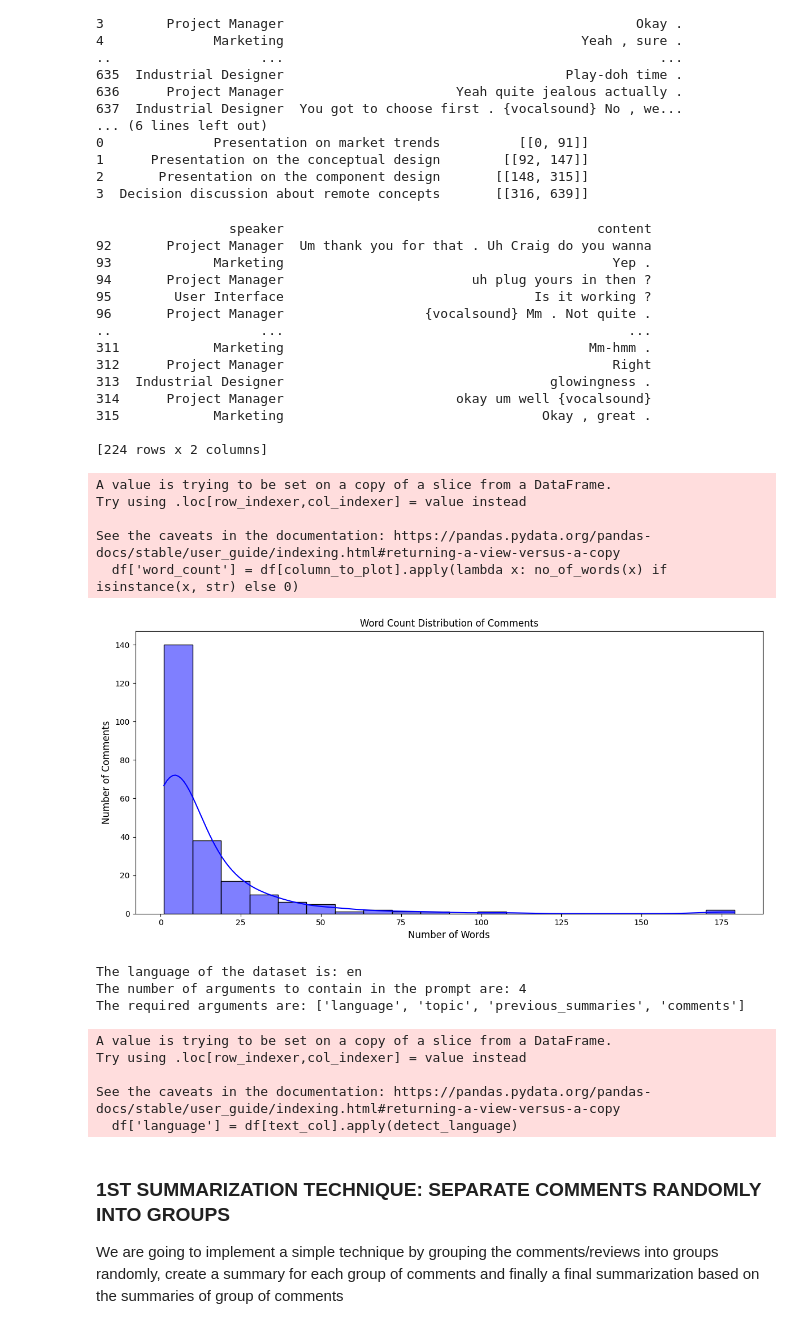
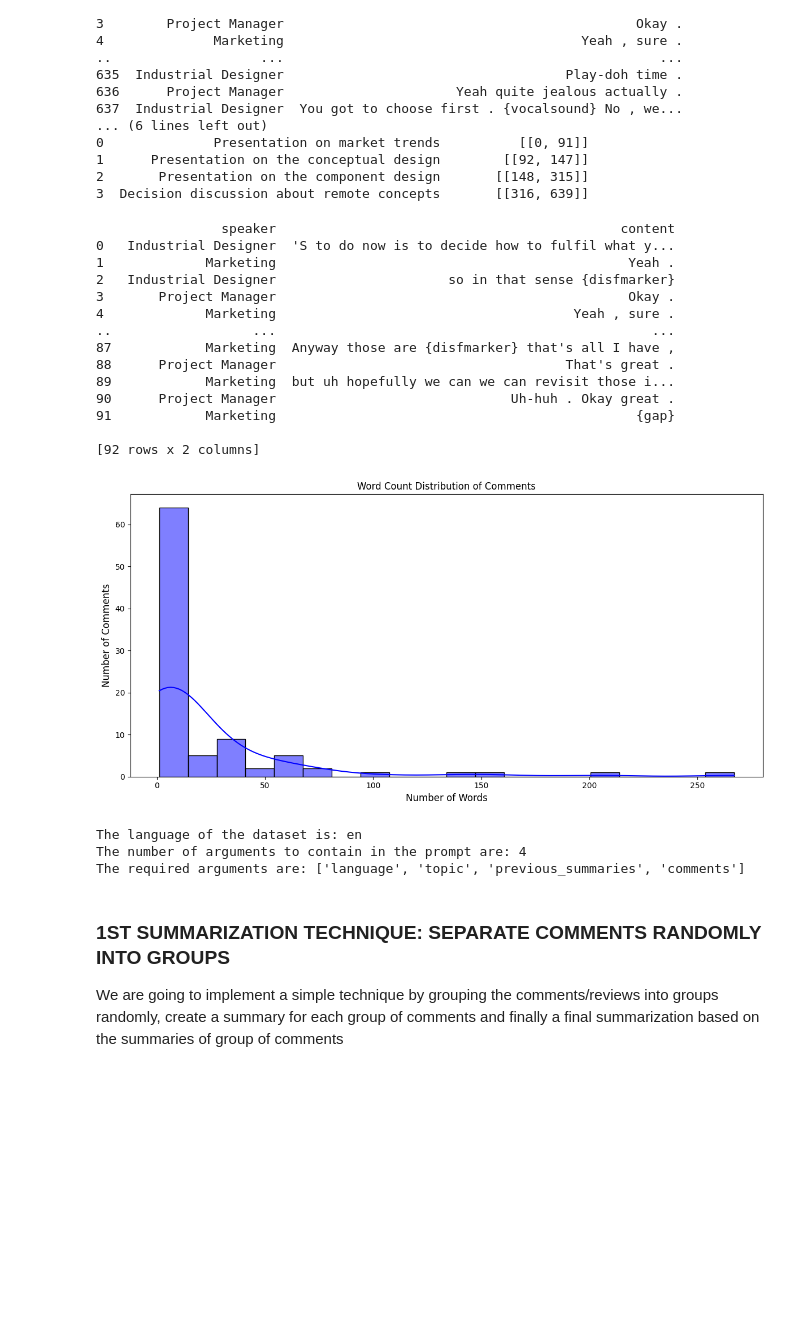
Before and after one commit to Rafimc13/LLM_Research_Topic_Modelling, a Jupyter notebook: summarization_techniques.ipynb, the cells around one changed output. Drawn from its saved outputs; the diff is of its cells as text; code cells hidden in the pictures; blank space fills up the shorter version.

```diff
--- a/summarization_techniques.ipynb
+++ b/summarization_techniques.ipynb
@@ -42,42 +42,37 @@ dict_keys(['topic_list', 'general_query_list', 'specific_query_list', 'meeting_t
 # %%
 from utils.plot_words_distribution import plot_distribution_of_words
 
 text_col = 'content'
 
 # take the topic No2:  Presentation on the component design
-df_sum_3 = df_comments[92:316]
+df_sum_3 = df_comments[0:92]
+df_sum_3 = df_sum_3.reset_index(drop=True)
 print(df_sum_3)
 
 # plot the distribution of words
 plot_distribution_of_words(df_sum_3, text_col)
 # %% [output]
-                 speaker                                        content
-92       Project Manager  Um thank you for that . Uh Craig do you wanna
-93             Marketing                                          Yep .
-94       Project Manager                        uh plug yours in then ?
-95        User Interface                                Is it working ?
-96       Project Manager                  {vocalsound} Mm . Not quite .
-..                   ...                                            ...
-311            Marketing                                       Mm-hmm .
-312      Project Manager                                          Right
-313  Industrial Designer                                  glowingness .
-314      Project Manager                      okay um well {vocalsound}
-315            Marketing                                 Okay , great .
+                speaker                                            content
+0   Industrial Designer  'S to do now is to decide how to fulfil what y...
+1             Marketing                                             Yeah .
+2   Industrial Designer                      so in that sense {disfmarker}
+3       Project Manager                                             Okay .
+4             Marketing                                      Yeah , sure .
+..                  ...                                                ...
+87            Marketing  Anyway those are {disfmarker} that's all I have ,
+88      Project Manager                                     That's great .
+89            Marketing  but uh hopefully we can we can revisit those i...
+90      Project Manager                              Uh-huh . Okay great .
+91            Marketing                                              {gap}
 
-[224 rows x 2 columns]
+[92 rows x 2 columns]
-A value is trying to be set on a copy of a slice from a DataFrame.
-Try using .loc[row_indexer,col_indexer] = value instead
-
-See the caveats in the documentation: https://pandas.pydata.org/pandas-docs/stable/user_guide/indexing.html#returning-a-view-versus-a-copy
-  df['word_count'] = df[column_to_plot].apply(lambda x: no_of_words(x) if isinstance(x, str) else 0)
-[figure, old version]
+[figure, new version]
 # %%
 from utils.load_prompts import load_chosen_prompt
 from summarization_methods.divide_comments_and_summarize import divide_comments_by_time, create_summary_for_groups_of_comments
 from utils.load_pretrained_spacy_model import load_pretrained_model
 from sklearn.model_selection import train_test_split
 
-
 # load the final dataset and the language
 df_sum_3, _ = load_pretrained_model(df=df_sum_3, text_col=text_col)
 
@@ -87,11 +82,6 @@ prompt_template = load_chosen_prompt(prompt_name='prompt_for_summarizing_multipl
 The language of the dataset is: en
 The number of arguments to contain in the prompt are: 4
 The required arguments are: ['language', 'topic', 'previous_summaries', 'comments']
-A value is trying to be set on a copy of a slice from a DataFrame.
-Try using .loc[row_indexer,col_indexer] = value instead
-
-See the caveats in the documentation: https://pandas.pydata.org/pandas-docs/stable/user_guide/indexing.html#returning-a-view-versus-a-copy
-  df['language'] = df[text_col].apply(detect_language)
 # %% [markdown]
 ### 1ST SUMMARIZATION TECHNIQUE: SEPARATE COMMENTS RANDOMLY INTO GROUPS
 
```
Also changed, not shown: parts of 22 cells of this notebook, 15 other files.
